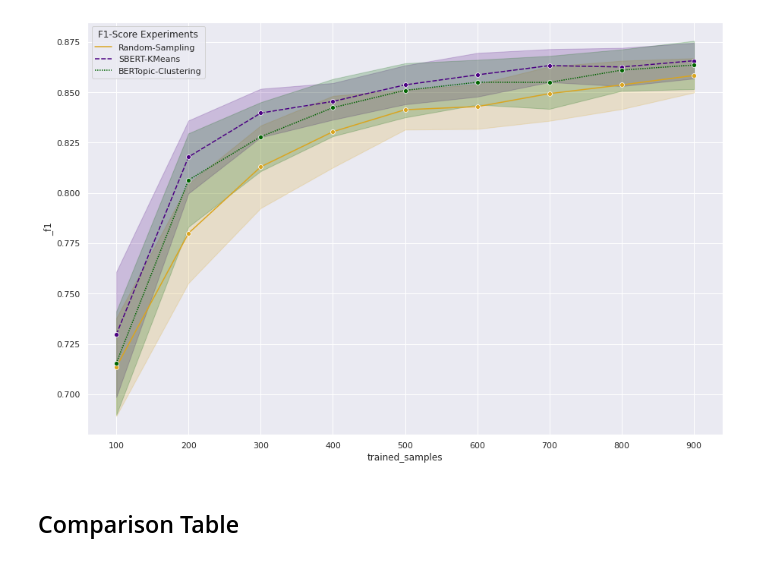
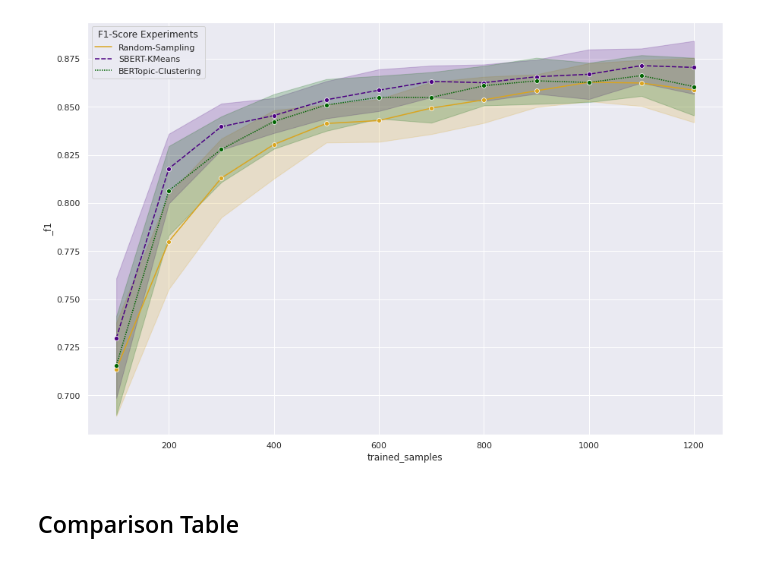
Before and after one commit to kstrassheim/active-learning-with-deep-learning-for-nlp, a Jupyter notebook: result-analysis.ipynb, the cells around one changed output. Cells and saved outputs as stored; diff of their text form; code cells hidden in the pictures.

Commit message:
added optimized version

```diff
--- a/result-analysis.ipynb
+++ b/result-analysis.ipynb
@@ -56,10 +56,10 @@ def load_result(src:str):
                     res.append(r)
     return res
 # %%
-data = pd.DataFrame(load_result('results/full_runtimes.json'))
+data = pd.DataFrame(load_result('results/full_runtimes_optimized.json'))
 
-print_plot(data[data['trained_samples']<1000])
+print_plot(data[data['trained_samples']<1300])
 # %% [output]
-[figure, old version]
+[figure, new version]
 # %% [markdown]
 ## Comparison Table
```
Also changed, not shown: parts of 14 cells of this notebook.
